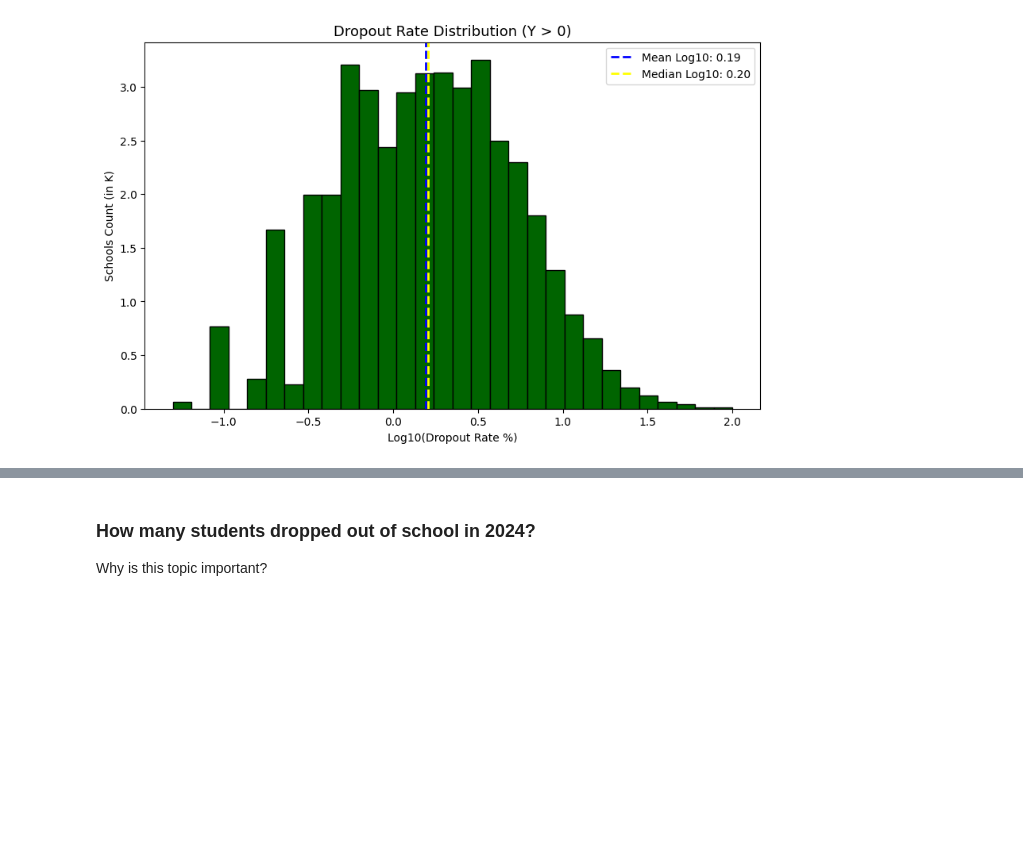
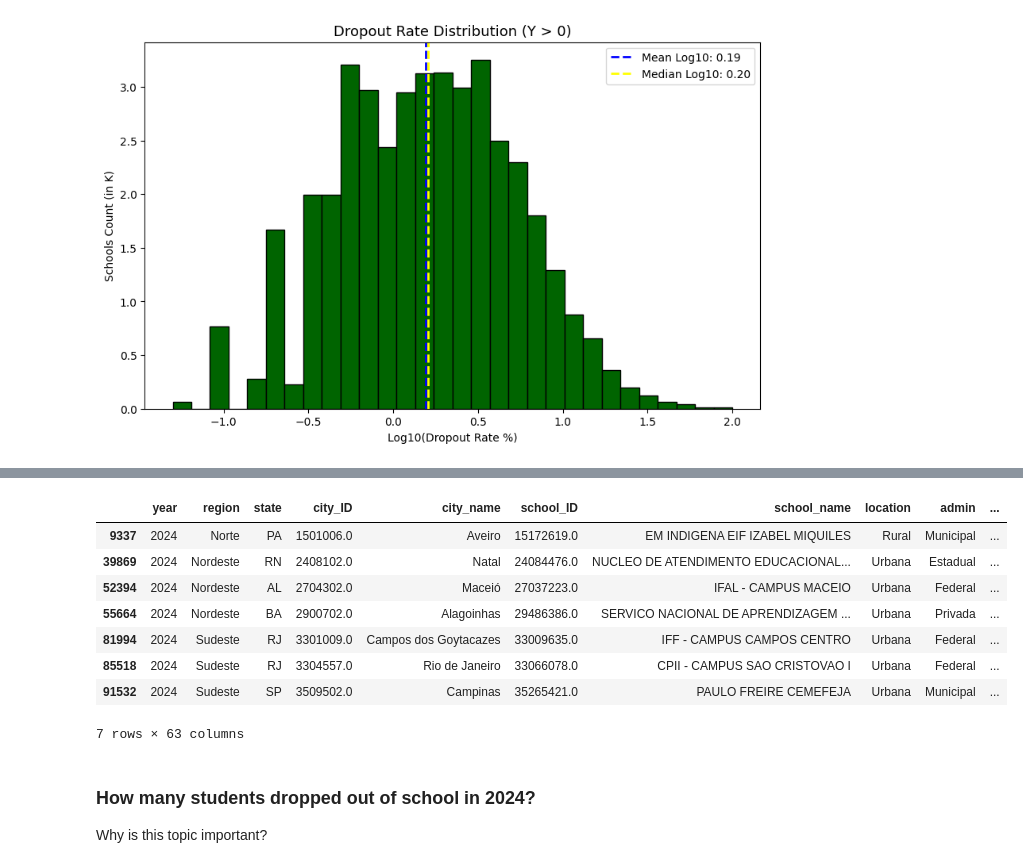
Before and after one commit to Crismerlyn/br-edu-dropout-ml, a Jupyter notebook: br_dropout_eda_to_model.ipynb, the cells around one changed output, grey strips where cells are left out. Saved outputs shown, nothing was run; the diff lists cells and outputs as text; code cells hidden in the pictures; blank space fills up the shorter version.

```diff
--- a/br_dropout_eda_to_model.ipynb
+++ b/br_dropout_eda_to_model.ipynb
@@ -214,3 +214,8 @@ plt.legend()
 plt.show()
 # %% [output]
 [figure]
+# %%
+### 100% dropout investigation
+
+ids = df_merged[df_merged[TARGET] == 100]['CO_ENTIDADE']
+display(df_features[df_features['CO_ENTIDADE'].isin(ids)][['QT_MAT_BAS','CO_REGIAO_GEOG_INTERM','SG_UF','NO_ENTIDADE']])
@@ -217,3 +231,15 @@ plt.show()
+# %%
+display(df_rates[df_rates['school_ID'].isin(ids)])
+# %% [output]
+|  | year | region | state | city_ID | city_name | school_ID | school_name | location | admin | ... |
+| 9337 | 2024 | Norte | PA | 1501006.0 | Aveiro | 15172619.0 | EM INDIGENA EIF IZABEL MIQUILES | Rural | Municipal | ... |
+| 39869 | 2024 | Nordeste | RN | 2408102.0 | Natal | 24084476.0 | NUCLEO DE ATENDIMENTO EDUCACIONAL... | Urbana | Estadual | ... |
+| 52394 | 2024 | Nordeste | AL | 2704302.0 | Maceió | 27037223.0 | IFAL - CAMPUS MACEIO | Urbana | Federal | ... |
+| 55664 | 2024 | Nordeste | BA | 2900702.0 | Alagoinhas | 29486386.0 | SERVICO NACIONAL DE APRENDIZAGEM ... | Urbana | Privada | ... |
+| 81994 | 2024 | Sudeste | RJ | 3301009.0 | Campos dos Goytacazes | 33009635.0 | IFF - CAMPUS CAMPOS CENTRO | Urbana | Federal | ... |
+| 85518 | 2024 | Sudeste | RJ | 3304557.0 | Rio de Janeiro | 33066078.0 | CPII - CAMPUS SAO CRISTOVAO I | Urbana | Federal | ... |
+| 91532 | 2024 | Sudeste | SP | 3509502.0 | Campinas | 35265421.0 | PAULO FREIRE CEMEFEJA | Urbana | Municipal | ... |
+7 rows × 63 columns
 # %% [markdown]
 ### How many students dropped out of school in 2024?
 Why is this topic important?
```
Also changed, not shown: parts of 5 cells of this notebook.
